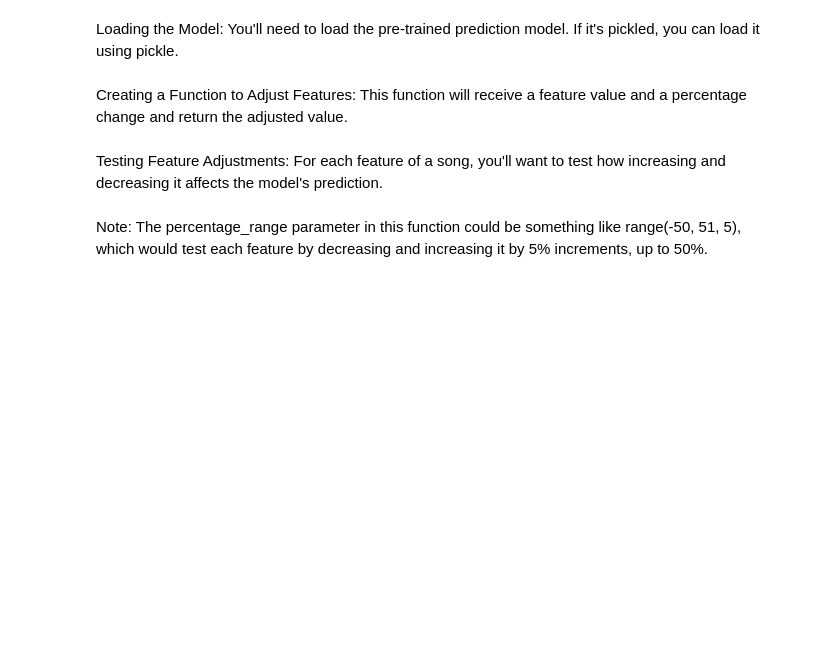
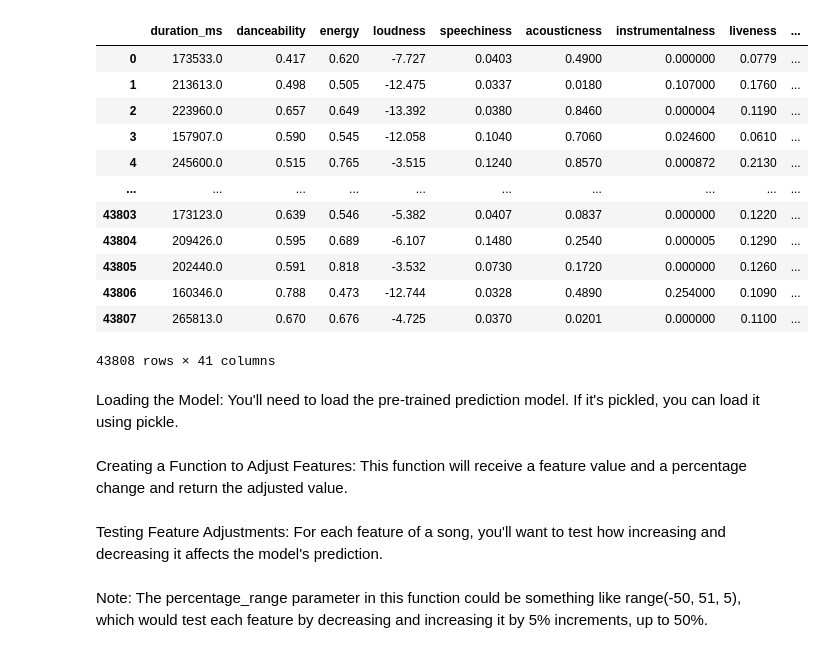
Before and after one commit to mrtz-wssl/spotify-BD, a Jupyter notebook: recommendation.ipynb, the cells around one changed output. Cells and saved outputs as stored; diff of their text form; code cells hidden in the pictures; blank space fills up the shorter version.

```diff
--- a/recommendation.ipynb
+++ b/recommendation.ipynb
@@ -0,0 +11,11 @@
+# %%
+# show all columns
+pd.set_option('display.max_columns', None)
+# %%
+# Read TikTok Data
+data = pd.read_csv('TikTokSpotifyMerged.csv')
+# %%
+# Drop unnecessary columns
+data = data.drop(['track_id', "target", "popularity", "target", "sections", "chorus_hit", "time_signature" ], axis=1)
+data = data.drop(['tiktok', 'artist', 'spotify', "track", "sm_target"], axis=1)
+data.info()
@@ -1,2 +40,20 @@
+# %%
+data = pd.get_dummies(data)
+# %%
+data
+# %% [output]
+|  | duration_ms | danceability | energy | loudness | speechiness | acousticness | instrumentalness | liveness | ... |
+| 0 | 173533.0 | 0.417 | 0.620 | -7.727 | 0.0403 | 0.4900 | 0.000000 | 0.0779 | ... |
+| 1 | 213613.0 | 0.498 | 0.505 | -12.475 | 0.0337 | 0.0180 | 0.107000 | 0.1760 | ... |
+| 2 | 223960.0 | 0.657 | 0.649 | -13.392 | 0.0380 | 0.8460 | 0.000004 | 0.1190 | ... |
+| 3 | 157907.0 | 0.590 | 0.545 | -12.058 | 0.1040 | 0.7060 | 0.024600 | 0.0610 | ... |
+| 4 | 245600.0 | 0.515 | 0.765 | -3.515 | 0.1240 | 0.8570 | 0.000872 | 0.2130 | ... |
+| ... | ... | ... | ... | ... | ... | ... | ... | ... | ... |
+| 43803 | 173123.0 | 0.639 | 0.546 | -5.382 | 0.0407 | 0.0837 | 0.000000 | 0.1220 | ... |
+| 43804 | 209426.0 | 0.595 | 0.689 | -6.107 | 0.1480 | 0.2540 | 0.000005 | 0.1290 | ... |
+| 43805 | 202440.0 | 0.591 | 0.818 | -3.532 | 0.0730 | 0.1720 | 0.000000 | 0.1260 | ... |
+| 43806 | 160346.0 | 0.788 | 0.473 | -12.744 | 0.0328 | 0.4890 | 0.254000 | 0.1090 | ... |
+| 43807 | 265813.0 | 0.670 | 0.676 | -4.725 | 0.0370 | 0.0201 | 0.000000 | 0.1100 | ... |
+43808 rows × 41 columns
 # %% [markdown]
 Loading the Model: You'll need to load the pre-trained prediction model. If it's pickled, you can load it using pickle.
```
Also changed, not shown: parts of 5 cells of this notebook, 1 other file.
